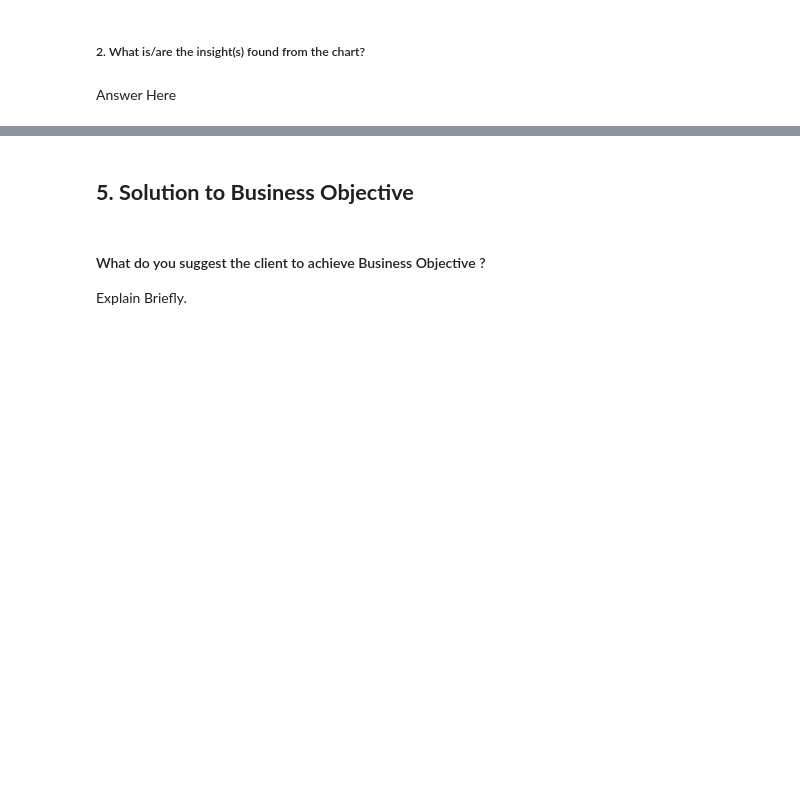
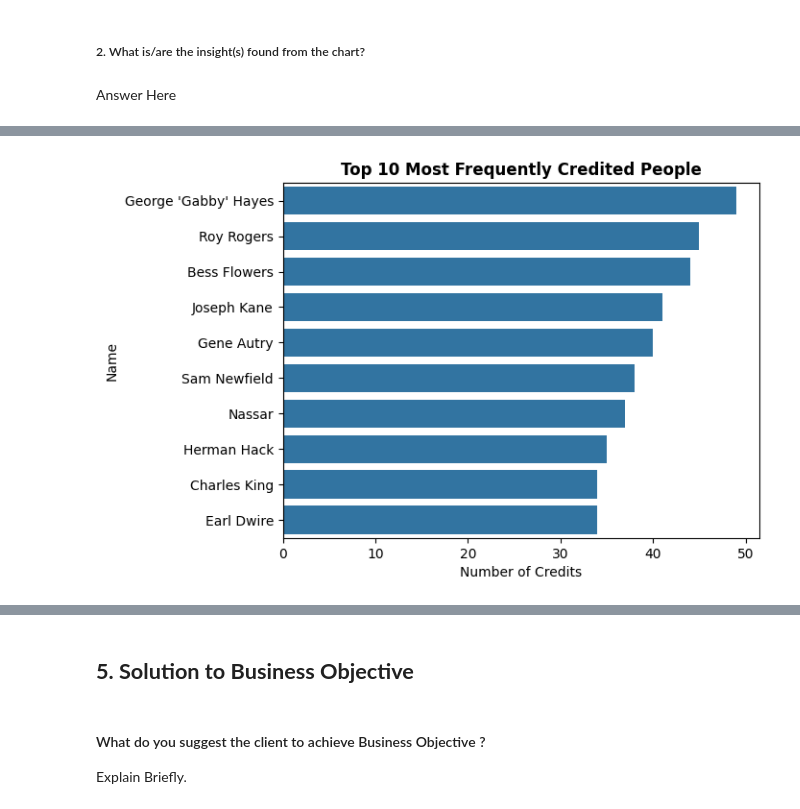
Before and after one commit to Ankush432-cloud/Amazon_Prime_TV_Shows_and_Movies_EDA_Project, a Jupyter notebook: Amazon_Prime_TV_Shows_and_Movies_EDA.ipynb, the cells around one changed output, grey strips where cells are left out. Cells and saved outputs as stored; diff of their text form; code cells hidden in the pictures; blank space fills up the shorter version.

```diff
--- a/Amazon_Prime_TV_Shows_and_Movies_EDA.ipynb
+++ b/Amazon_Prime_TV_Shows_and_Movies_EDA.ipynb
@@ -1830,0 +1873,22 @@ Answer Here
+# %%
+person_credit_count = (
+    credits_df.groupby(['person_id', 'name'])
+    .size()
+    .reset_index(name='credit_count')
+    .sort_values('credit_count', ascending=False)
+    .head(10)
+)
+
+sns.barplot(
+    data=person_credit_count,
+    x='credit_count',
+    y='name'
+)
+
+plt.title('Top 10 Most Frequently Credited People', fontweight='bold')
+plt.xlabel('Number of Credits')
+plt.ylabel('Name')
+
+plt.show()
+# %% [output]
+[figure, added]
```
Also changed, not shown: parts of 9 cells of this notebook.
